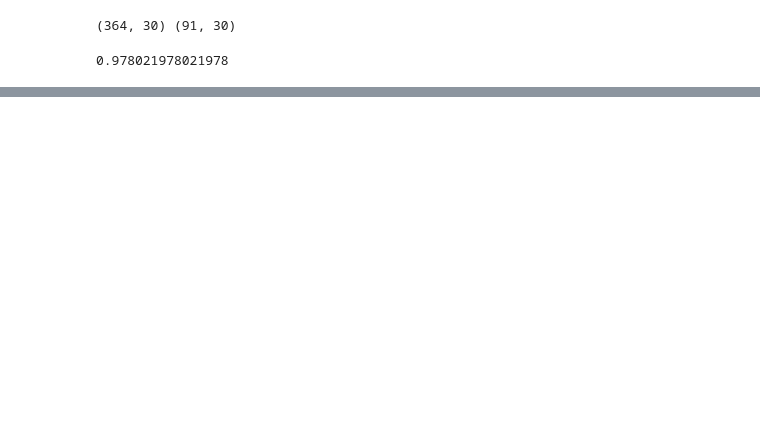
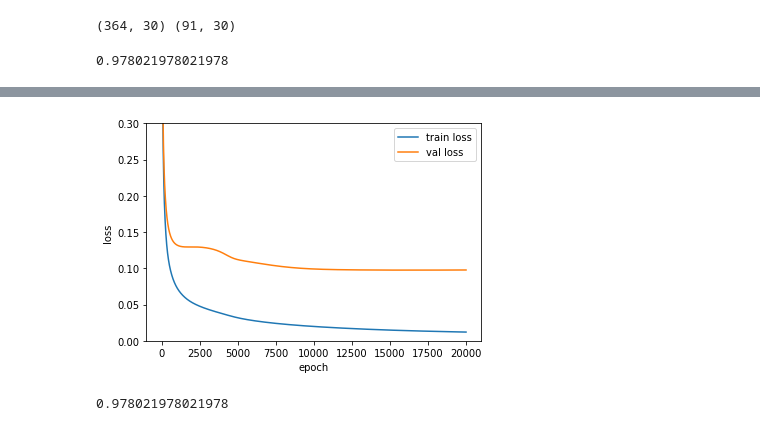
Before and after one commit to kgg6008/TIL, a Jupyter notebook: Introduction to deep learning to learn while coding honestly/multi layer neural network.ipynb, the cells around one changed output, grey strips where cells are left out. Drawn from its saved outputs; the diff is of its cells as text; code cells hidden in the pictures; blank space fills up the shorter version.

```diff
--- a/Introduction to deep learning to learn while coding honestly/multi layer neural network.ipynb
+++ b/Introduction to deep learning to learn while coding honestly/multi layer neural network.ipynb
@@ -120,0 +206,20 @@ class DualLayer(SingleLayer):
+# %%
+class RandomInitNetwork(DualLayer):
+    def init_weights(self, n_features):
+        self.w1 = np.random.normal(0, 1, (n_features, self.units))
+        self.b1 = np.zeros(self.units)
+        self.w2 = np.random.normal(0, 1, (self.units, 1))
+        self.b2 = 0
+# %%
+random_init_net = RandomInitNetwork(l2=.01)
+random_init_net.fit(x_train_scaled, y_train, x_val=x_val_scaled, y_val=y_val, epochs=20000)
+# %%
+plt.ylim(0, .3)
+plt.plot(random_init_net.losses)
+plt.plot(random_init_net.val_losses)
+plt.ylabel('loss')
+plt.xlabel('epoch')
+plt.legend(['train loss', 'val loss'])
+plt.show()
+# %% [output]
+[figure, added]
@@ -120,0 +263,6 @@ class DualLayer(SingleLayer):
+# %%
+minibatch_net = MinibatchNetwork(l2=.01, batch_size=32)
+minibatch_net.fit(x_train_scaled, y_train, x_val=x_val_scaled, y_val=y_val, epochs=500)
+minibatch_net.score(x_val_scaled, y_val)
+# %% [output]
+0.978021978021978
```
Also changed, not shown: parts of 13 cells of this notebook.
